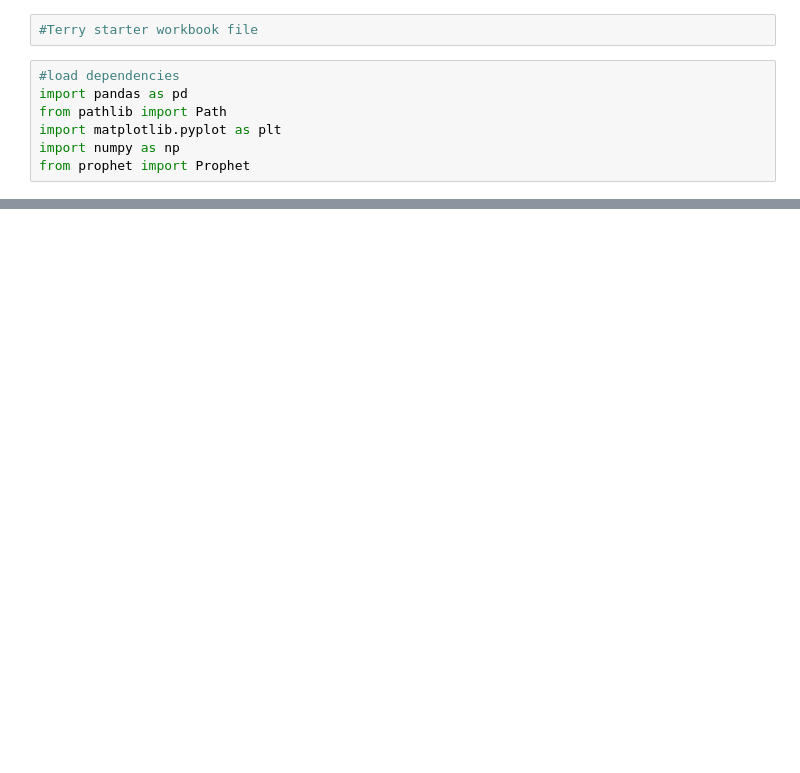
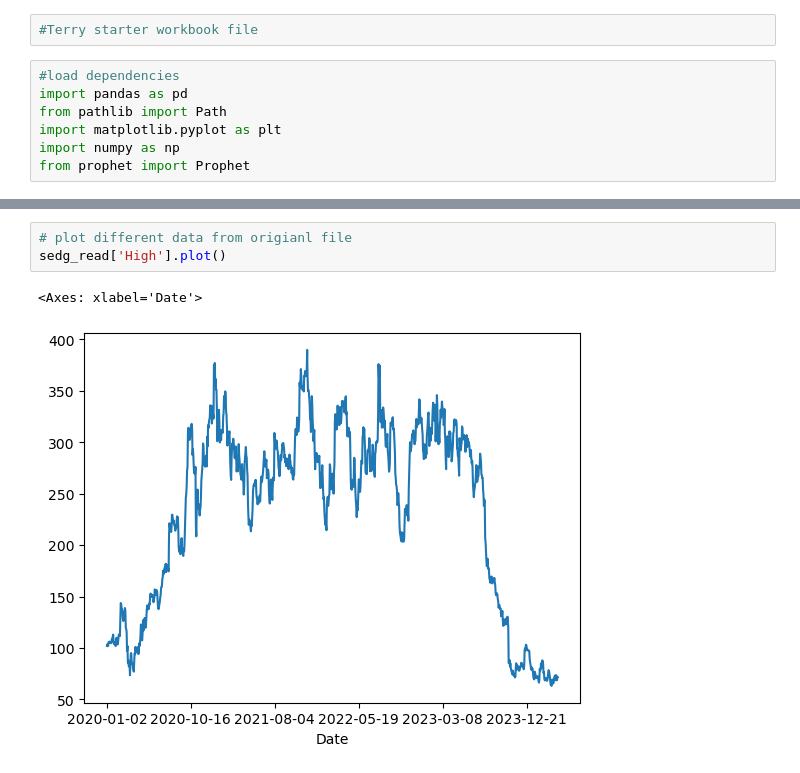
Before and after one commit to srhill12/Solar_stock_project, a Jupyter notebook: terry_test_workbook.ipynb, the cells around one changed output, grey strips where cells are left out. Saved outputs shown, nothing was run; the diff lists cells and outputs as text; blank space fills up the shorter version.

```diff
--- a/terry_test_workbook.ipynb
+++ b/terry_test_workbook.ipynb
@@ -103,0 +325,6 @@ None
+# %%
+# plot different data from origianl file
+sedg_read['High'].plot()
+# %% [output]
+<Axes: xlabel='Date'>
+[figure, added]
```
Also changed, not shown: parts of 11 cells of this notebook, 1 other file.
